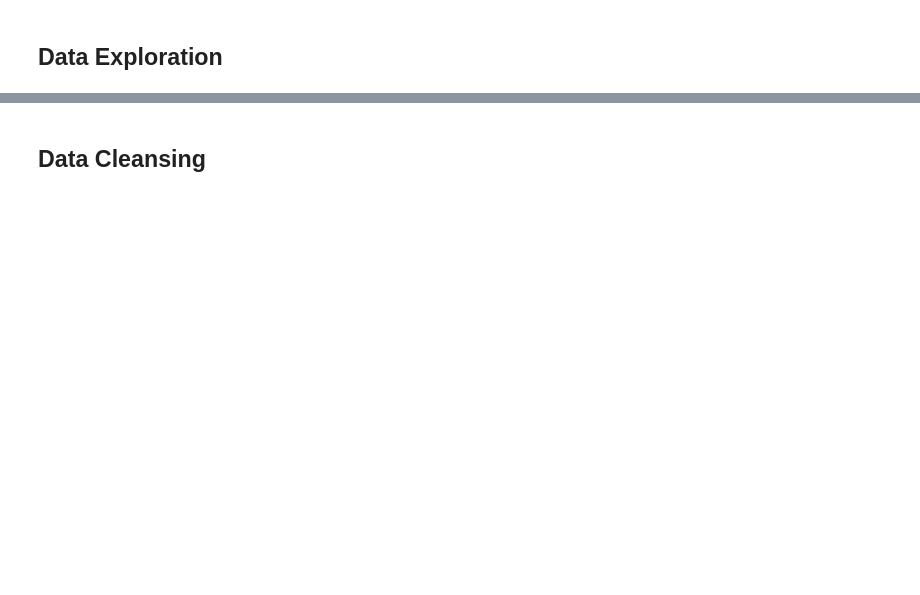
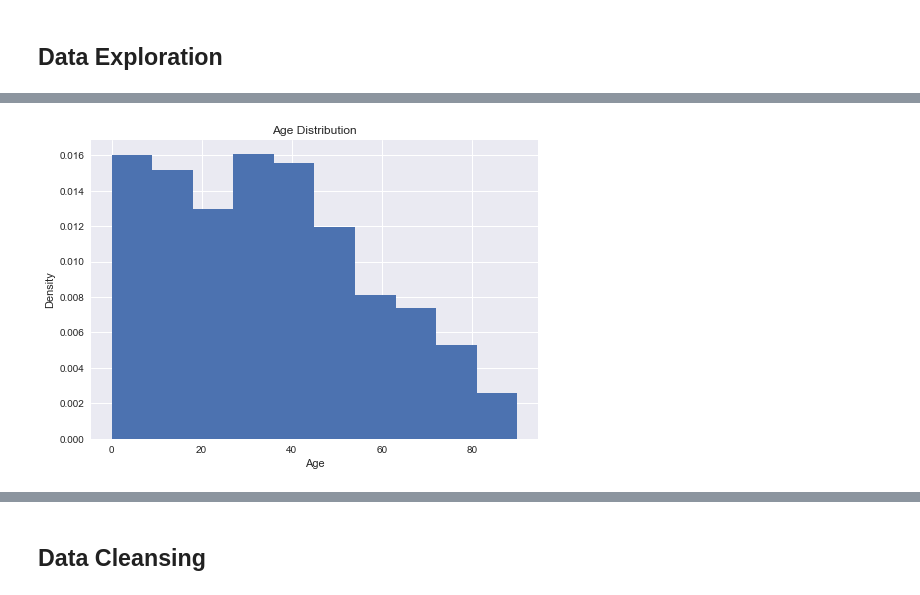
Before and after one commit to tt0507/Mini-Project, a Jupyter notebook: income_distribution/income_distribution.ipynb, the cells around one changed output, grey strips where cells are left out. Drawn from its saved outputs; the diff is of its cells as text; code cells hidden in the pictures; blank space fills up the shorter version.

```diff
--- a/income_distribution/income_distribution.ipynb
+++ b/income_distribution/income_distribution.ipynb
@@ -25,0 +55,8 @@ data['income_level'] = data['income_level'].map({-50000: 0, 50000: 1})
+# %%
+plt.hist(data['age'], density=True)
+plt.xlabel('Age')
+plt.ylabel('Density')
+plt.title('Age Distribution')
+plt.show()
+# %% [output]
+[figure, added]
```
Also changed, not shown: parts of 9 cells of this notebook.
